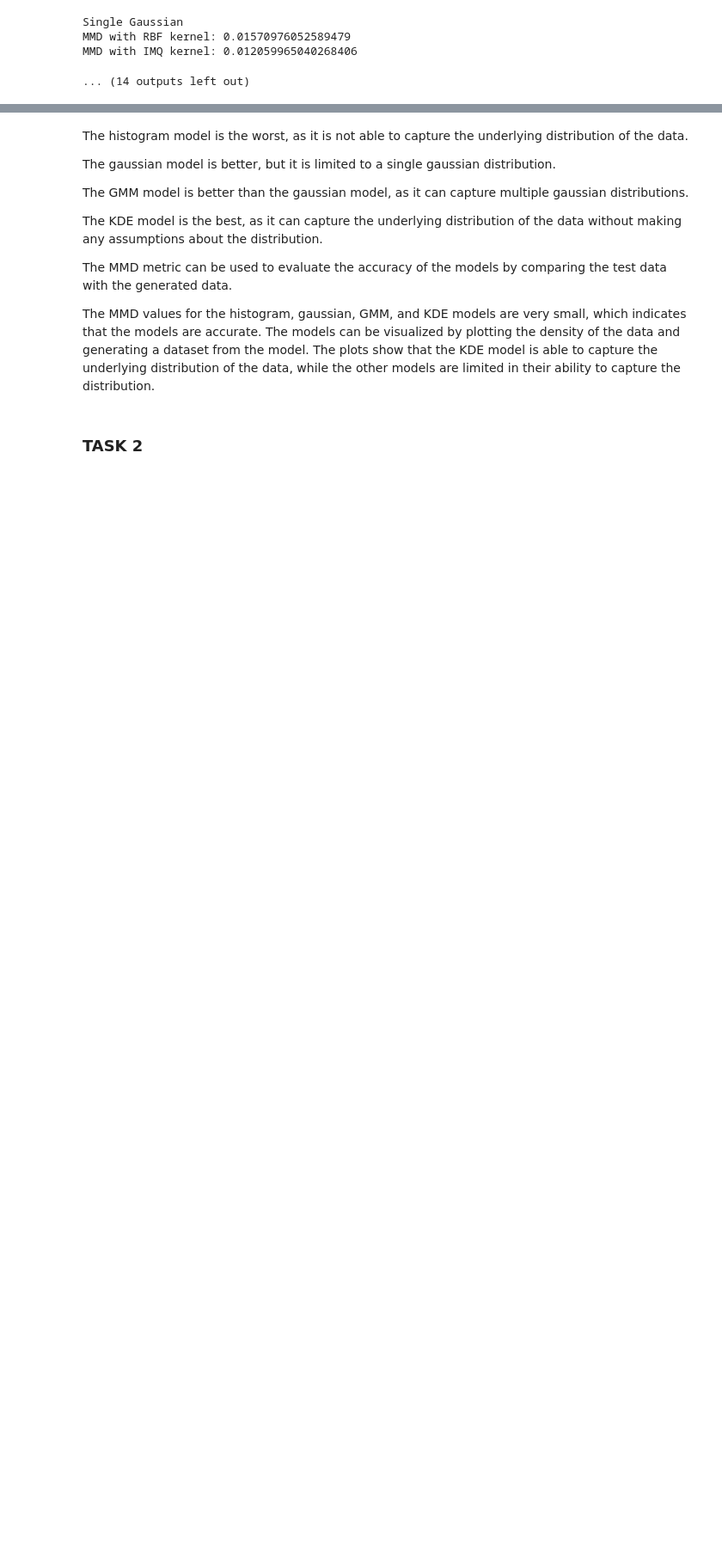
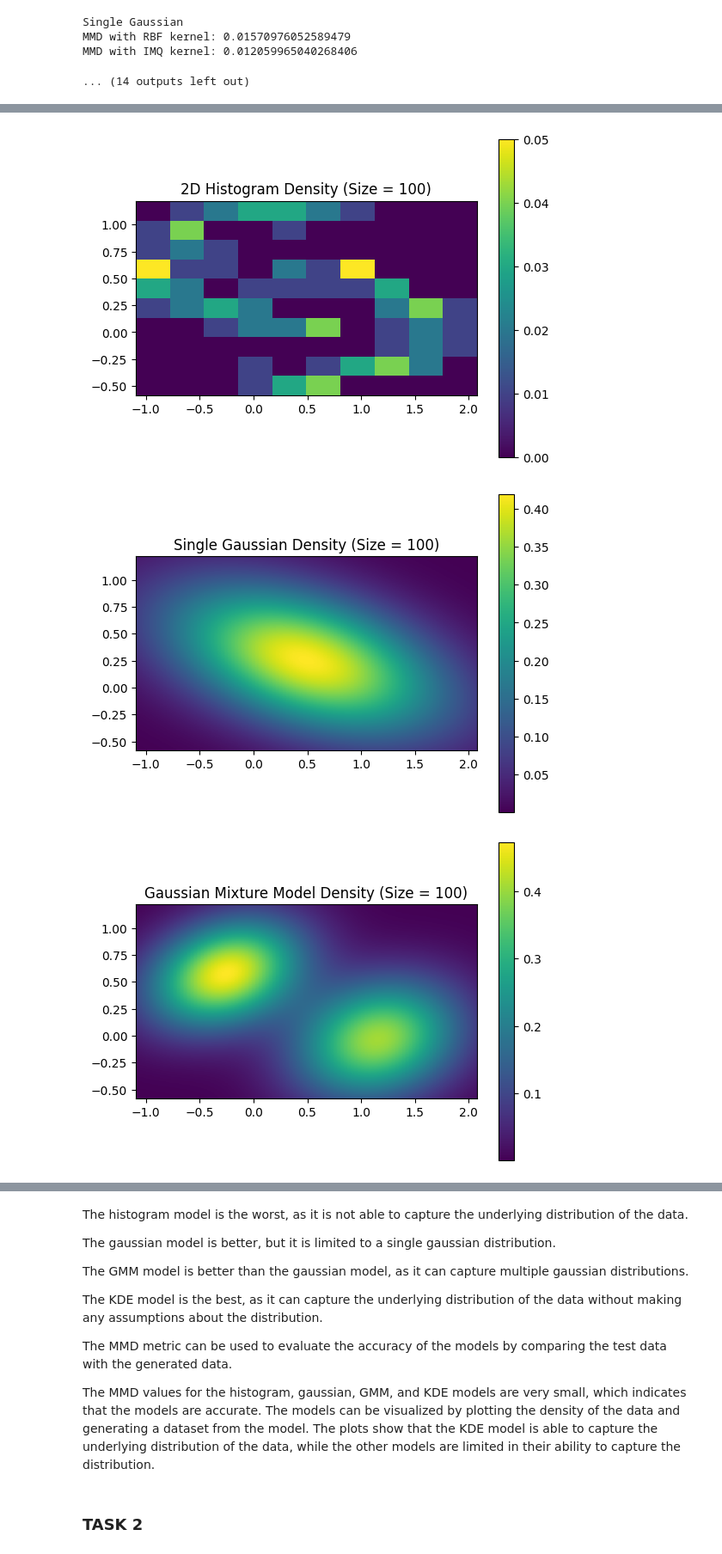
Before and after one commit to sandrinjoy/gnns-ws-24, a Jupyter notebook: generative-baselines.ipynb, the cells around one changed output, grey strips where cells are left out. Shown at 86% size. Drawn from its saved outputs; the diff is of its cells as text; code cells hidden in the pictures; blank space fills up the shorter version.

Commit message:
added density plots and html file

```diff
--- a/generative-baselines.ipynb
+++ b/generative-baselines.ipynb
@@ -225,0 +228,44 @@ MMD with IMQ kernel: 0.012059965040268406
+# %%
+def plot_density(data, density, title):
+    plt.imshow(density, extent=(np.min(data[:,0]), np.max(data[:,0]), np.min(data[:,1]), np.max(data[:,1])), origin='lower')
+    plt.colorbar()
+    plt.title(title)
+    plt.show()
+
+dataset_sizes = [100, 1000, 1500]
+
+for size in dataset_sizes:
+
+    data, _ = make_moons(n_samples=size, noise=0.1)
+    test_data, _ = make_moons(n_samples=1000, noise=0.1)
+
+    hist, xedges, yedges = two_dim_hist(data, 10)
+    mean, cov = single_gaussian(data)
+    means, covs = gmm(data, 2)
+    # Density evaluations over a grid of points
+    x, y = np.meshgrid(np.linspace(np.min(data[:,0]), np.max(data[:,0]), 100), np.linspace(np.min(data[:,1]), np.max(data[:,1]), 100))
+    pos = np.dstack((x, y))
+
+    # Single Gaussian PDF
+    gaussian_pdf = multivariate_normal(mean, cov).pdf(pos)
+
+
+    # Evaluation of the GMM PDF over a grid of points
+    gmm_pdf = np.zeros((100, 100))
+    for i in range(means.shape[0]):
+        gmm_pdf += weights[i] * multivariate_normal(means[i], covs[i]).pdf(pos)
+
+    # Evaluation of the KDE PDF over a grid of points
+    kde_pdf = np.zeros((100, 100))
+    for i in range(data.shape[0]):
+        kde_pdf += multivariate_normal(data[i], np.eye(2) * 0.1).pdf(pos)
+    kde_pdf /= data.shape[0]
+
+    plot_density(data, hist, title=f"2D Histogram Density (Size = {size})")
+    plot_density(data, gaussian_pdf, title=f"Single Gaussian Density (Size = {size})")
+    plot_density(data, gmm_pdf, title=f"Gaussian Mixture Model Density (Size = {size})")
+    plot_density(data, kde_pdf, title=f"Kernel Density Estimator Density (Size = {size})")
+# %% [output]
+[figure, added]
+[figure, added]
+[figure, added]
```
Also changed, not shown: parts of 2 cells of this notebook, 1 other file.
